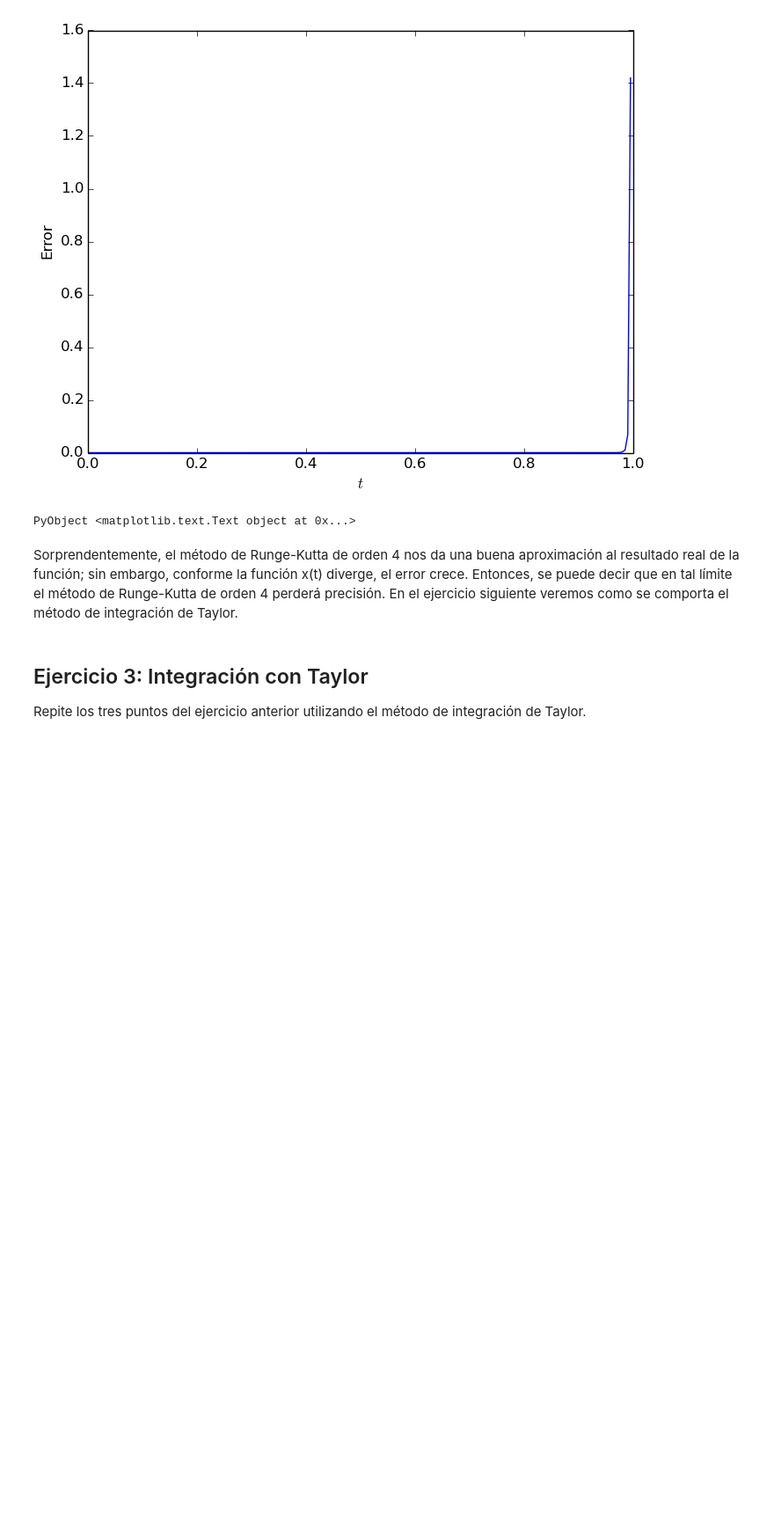
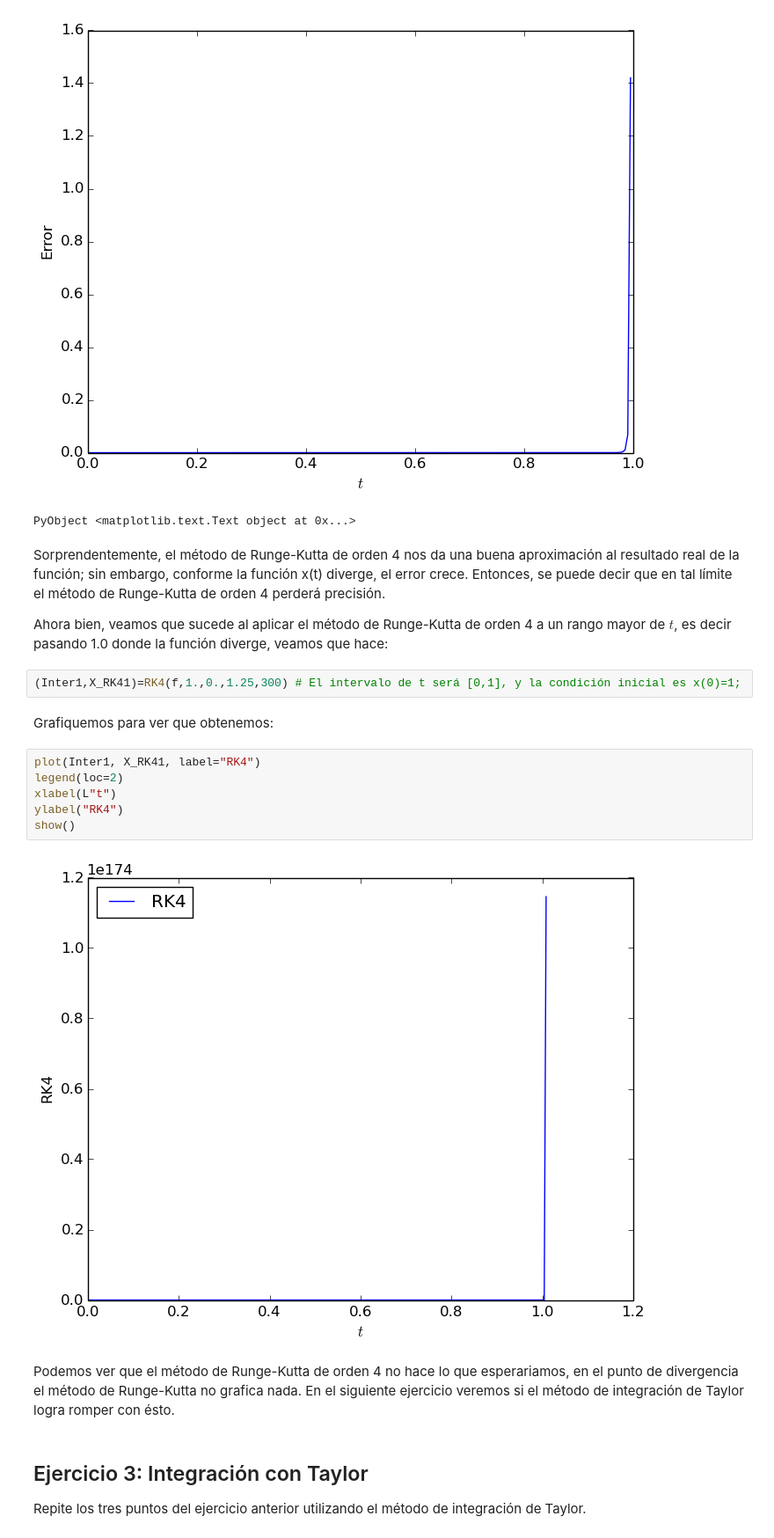
Before and after one commit to lbenet/2016-1_TemasSelectosFisComp, a Jupyter notebook: tareas/Ernesto Carro/3-EjerciciosTaylor.ipynb, the cells around one changed output. Shown at 88% size. Cells and saved outputs as stored; diff of their text form; blank space fills up the shorter version.

```diff
--- a/tareas/Ernesto Carro/3-EjerciciosTaylor.ipynb
+++ b/tareas/Ernesto Carro/3-EjerciciosTaylor.ipynb
@@ -251,7 +255,23 @@ ylabel("Error")
 [figure]
 PyObject <matplotlib.text.Text object at 0x...>
 # %% [markdown]
-Sorprendentemente, el método de Runge-Kutta de orden 4 nos da una buena aproximación al resultado real de la función; sin embargo, conforme la función x(t) diverge, el error crece. Entonces, se puede decir que en tal límite el método de Runge-Kutta de orden 4 perderá precisión. En el ejercicio siguiente veremos como se comporta el método de integración de Taylor.
+Sorprendentemente, el método de Runge-Kutta de orden 4 nos da una buena aproximación al resultado real de la función; sin embargo, conforme la función x(t) diverge, el error crece. Entonces, se puede decir que en tal límite el método de Runge-Kutta de orden 4 perderá precisión.
+
+Ahora bien, veamos que sucede al aplicar el método de Runge-Kutta de orden 4 a un rango mayor de $t$, es decir pasando 1.0 donde la función diverge, veamos que hace:
+# %%
+(Inter1,X_RK41)=RK4(f,1.,0.,1.25,300) # El intervalo de t será [0,1], y la condición inicial es x(0)=1;
+# %% [markdown]
+Grafiquemos para ver que obtenemos:
+# %%
+plot(Inter1, X_RK41, label="RK4")
+legend(loc=2)
+xlabel(L"t")
+ylabel("RK4")
+show()
+# %% [output]
+[figure, added]
+# %% [markdown]
+Podemos ver que el método de Runge-Kutta de orden 4 no hace lo que esperariamos, en el punto de divergencia el método de Runge-Kutta no grafica nada. En el siguiente ejercicio veremos si el método de integración de Taylor logra romper con ésto.
 # %% [markdown]
 ##  Ejercicio 3: Integración con Taylor
 
```
Also changed, not shown: parts of 34 cells of this notebook.
